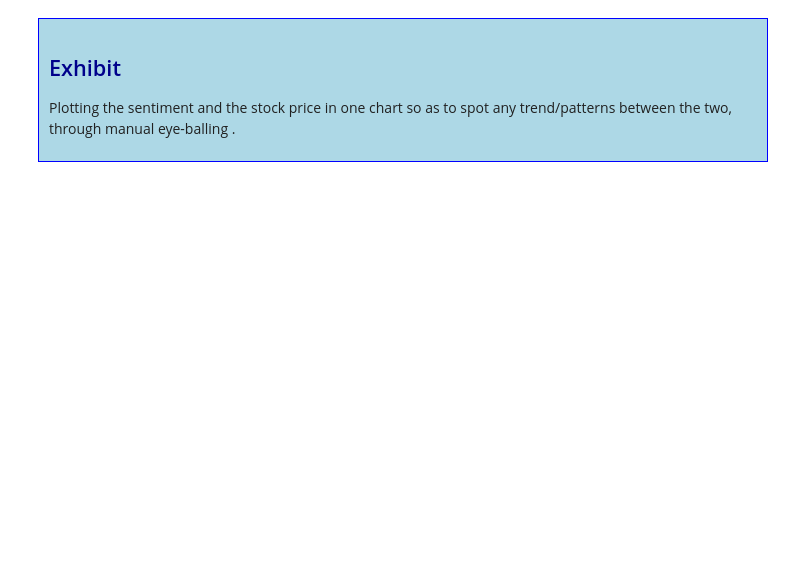
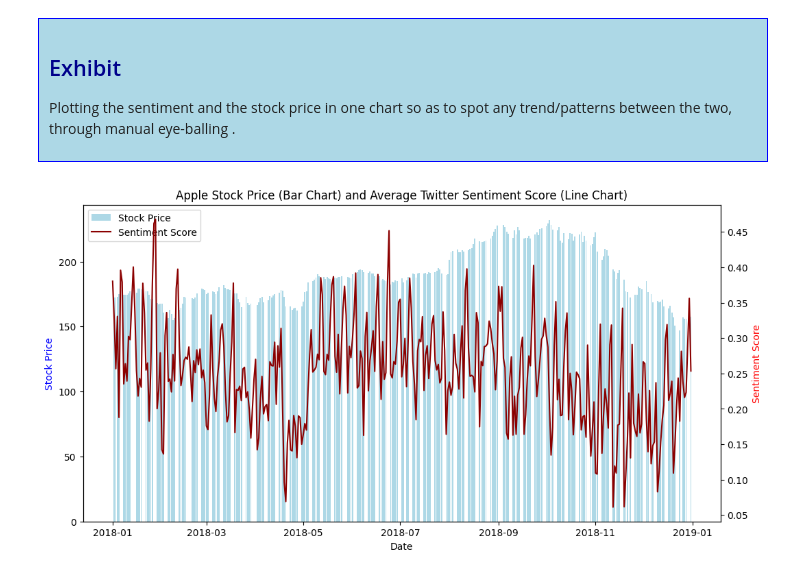
Before and after one commit to DotBion/fluffy-fishstick, a Jupyter notebook: Sentiment_analysis_with_twitter_data_for_Apple.ipynb, the cells around one changed output. Cells and saved outputs as stored; diff of their text form; code cells hidden in the pictures; blank space fills up the shorter version.

```diff
--- a/Sentiment_analysis_with_twitter_data_for_Apple.ipynb
+++ b/Sentiment_analysis_with_twitter_data_for_Apple.ipynb
@@ -239,10 +491,10 @@ date_range = pd.date_range(start=start_date, end=end_date)
 full_hist = pd.DataFrame(index=date_range)
 
 # Ensure that the timezone information for both DataFrames matches
-full_hist.index = full_hist.index.tz_localize(hist.index.tz)
+full_hist.index = full_hist.index.tz_localize(data_2018.index.tz)
 
 # Merge or combine the new DataFrame with the existing 'hist' DataFrame
-full_hist = full_hist.combine_first(hist)
+full_hist = full_hist.combine_first(data_2018)
 
 # Now, 'full_hist' contains all dates within the specified date range
 # with weekends and holidays included, and missing values are filled with NaN.
@@ -261,31 +520,33 @@ full_hist.head()
 # %%
 import matplotlib.pyplot as plt
 
 # Extract data from dataframes
 dates = full_hist.index
-stock_prices = full_hist['Close']
+stock_prices = full_hist['close']
 sentiment_scores = daily_sentiment_df['Average Score']
 
 # Create a figure and axis
 fig, ax1 = plt.subplots(figsize=(12, 6))
 
 # Plot stock prices as a bar chart on the first axis (left y-axis)
 ax1.bar(dates, stock_prices, color='lightblue', label='Stock Price')
 ax1.set_xlabel('Date')
 ax1.set_ylabel('Stock Price', color='b')
 
 # Create a second axis (right y-axis) for sentiment scores
 ax2 = ax1.twinx()
 ax2.plot(dates, sentiment_scores, color='darkred', label='Sentiment Score')
 ax2.set_ylabel('Sentiment Score', color='r')
 
 # Add a legend
 lines1, labels1 = ax1.get_legend_handles_labels()
 lines2, labels2 = ax2.get_legend_handles_labels()
 ax1.legend(lines1 + lines2, labels1 + labels2, loc="upper left")
 
 # Set a title
 plt.title('Apple Stock Price (Bar Chart) and Average Twitter Sentiment Score (Line Chart)')
 
 # Show the plot
 plt.show()
+# %% [output]
+[figure, added]
```
Also changed, not shown: parts of 28 cells of this notebook.
